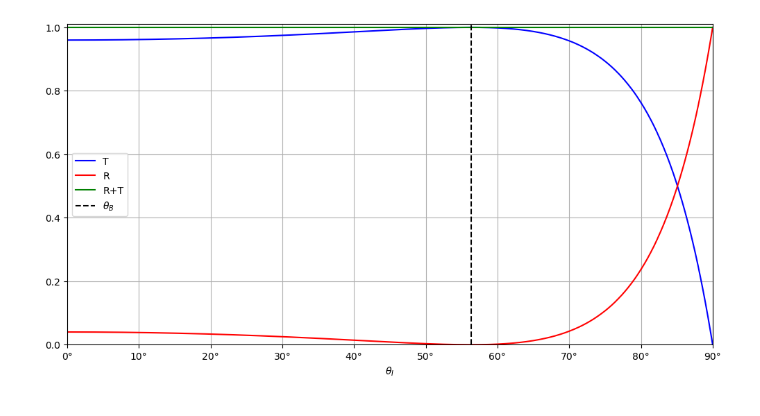
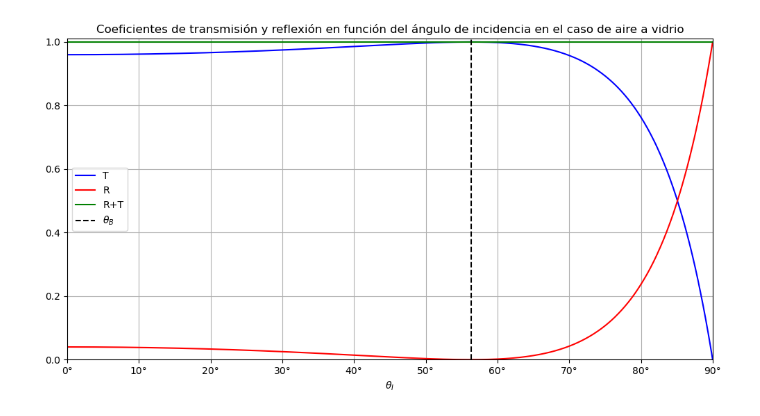
Before and after one commit to eduardoh27/Electromagnetismo-2, a Jupyter notebook: tarea3.ipynb, the cells around one changed output. Drawn from its saved outputs; the diff is of its cells as text; code cells hidden in the pictures.

```diff
--- a/tarea3.ipynb
+++ b/tarea3.ipynb
@@ -10,32 +10,35 @@ beta = lambda mu1, mu2, n1, n2: (mu1*n2) / (mu2*n1)
 def R(theta_I):
     return ((alpha(n1,n2,theta_I)-beta(mu1,mu2,n1,n2))/(alpha(n1,n2,theta_I)+beta(mu1,mu2,n1,n2)))**2
 
 def T(theta_I):
     return alpha(n1,n2,theta_I)*beta(mu1,mu2,n1,n2)*(2/(alpha(n1,n2,theta_I)+beta(mu1,mu2,n1,n2)))**2
 
 # Constantes
 n1 = 1
 n2 = 1.5
 mu1, mu2 = 1, 1 # mu1 = mu2
 
 grados = np.linspace(0, 90, 1000)
 radianes = np.deg2rad(grados)
 transmisiones = T(radianes)
 reflexiones = R(radianes)
 brewster = grados[np.argmax(transmisiones)] # tambien sirve np.argmin(reflexiones)
 
 plt.figure(figsize=(12, 6))
-plt.gca().xaxis.set_major_formatter(mticker.FormatStrFormatter('%d°')) # coloca el signo ° en cada angulo del eje x
+# se coloca el signo ° en cada angulo del eje x
+plt.gca().xaxis.set_major_formatter(mticker.FormatStrFormatter('%d°'))
 plt.xlabel(r'$\theta_I$') # plt.xlabel(r'$\theta_I$ [°]')
 plt.plot(grados, transmisiones, c='b', label = 'T')
 plt.plot(grados, reflexiones, c = 'r', label = 'R')
 plt.plot(grados, transmisiones+reflexiones, c = 'g', label = 'R+T')
 plt.axvline(brewster, c='k', linestyle='--', label = r'$\theta_B$')
 plt.ylim(0,1.01)
 plt.xlim(0,90)
 plt.grid()
 plt.legend()
+plt.title('Coeficientes de transmisión y reflexión en función del ángulo de incidencia'
+         ' en el caso de aire a vidrio')
 plt.savefig('tarea3.png', dpi = 400)
 plt.show()
 # %% [output]
-[figure, old version]
+[figure, new version]
```
Also changed, not shown: 1 other file.
